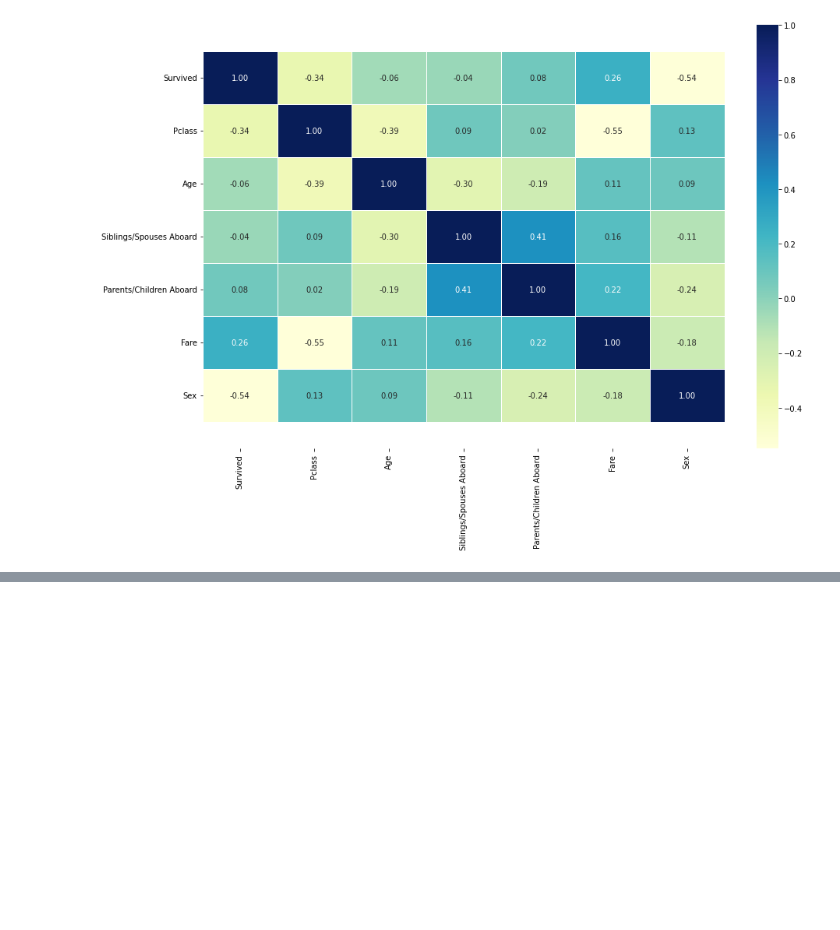
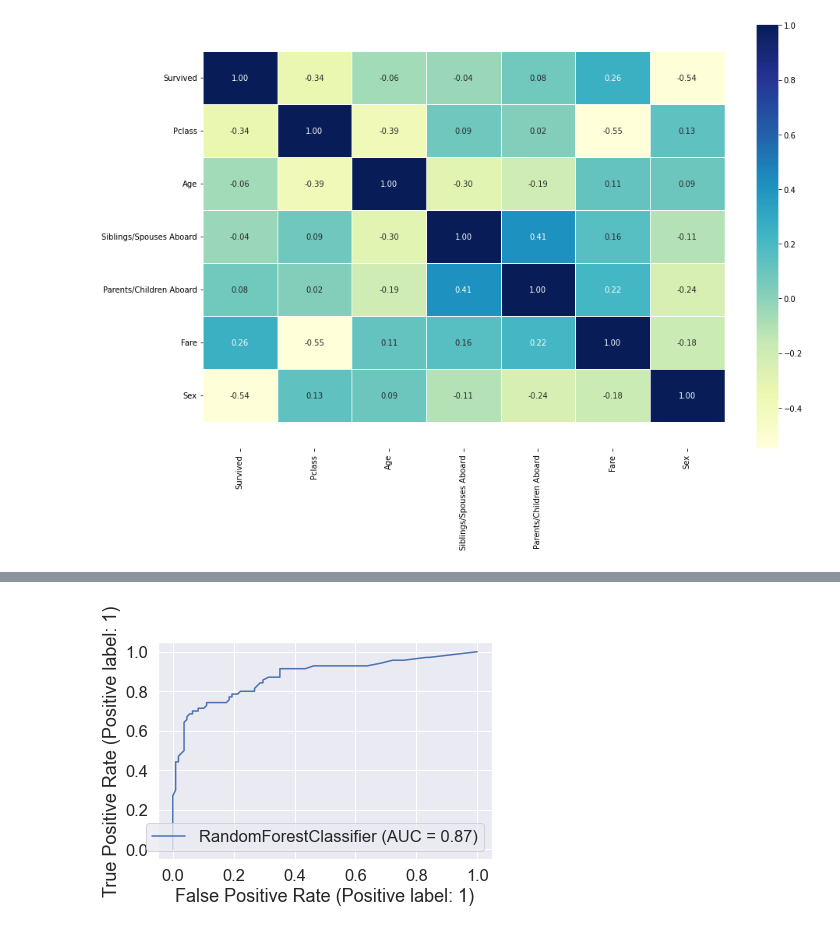
Before and after one commit to shamimsikder/ML-Exercises, a Jupyter notebook: Exercise Project/Titanic Project.ipynb, the cells around one changed output, grey strips where cells are left out. Cells and saved outputs as stored; diff of their text form; code cells hidden in the pictures; blank space fills up the shorter version.

```diff
--- a/Exercise Project/Titanic Project.ipynb
+++ b/Exercise Project/Titanic Project.ipynb
@@ -294,0 +376,4 @@ rf_evaluation.T.plot.bar(legend=False);
+# %%
+roc_curve(rf_classifier,x_train, x_test,y_train, y_test);
+# %% [output]
+[figure, added]
```
Also changed, not shown: parts of 30 cells of this notebook.
